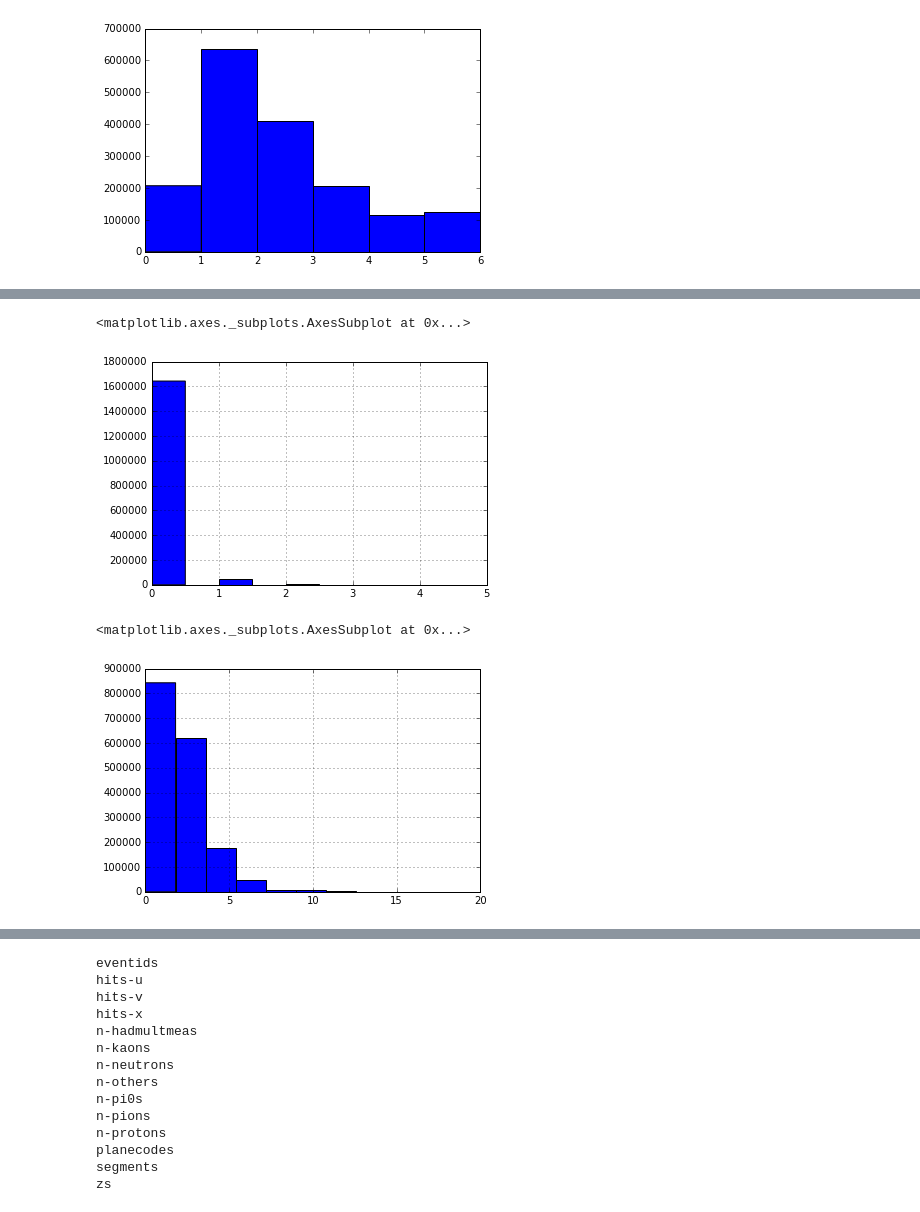
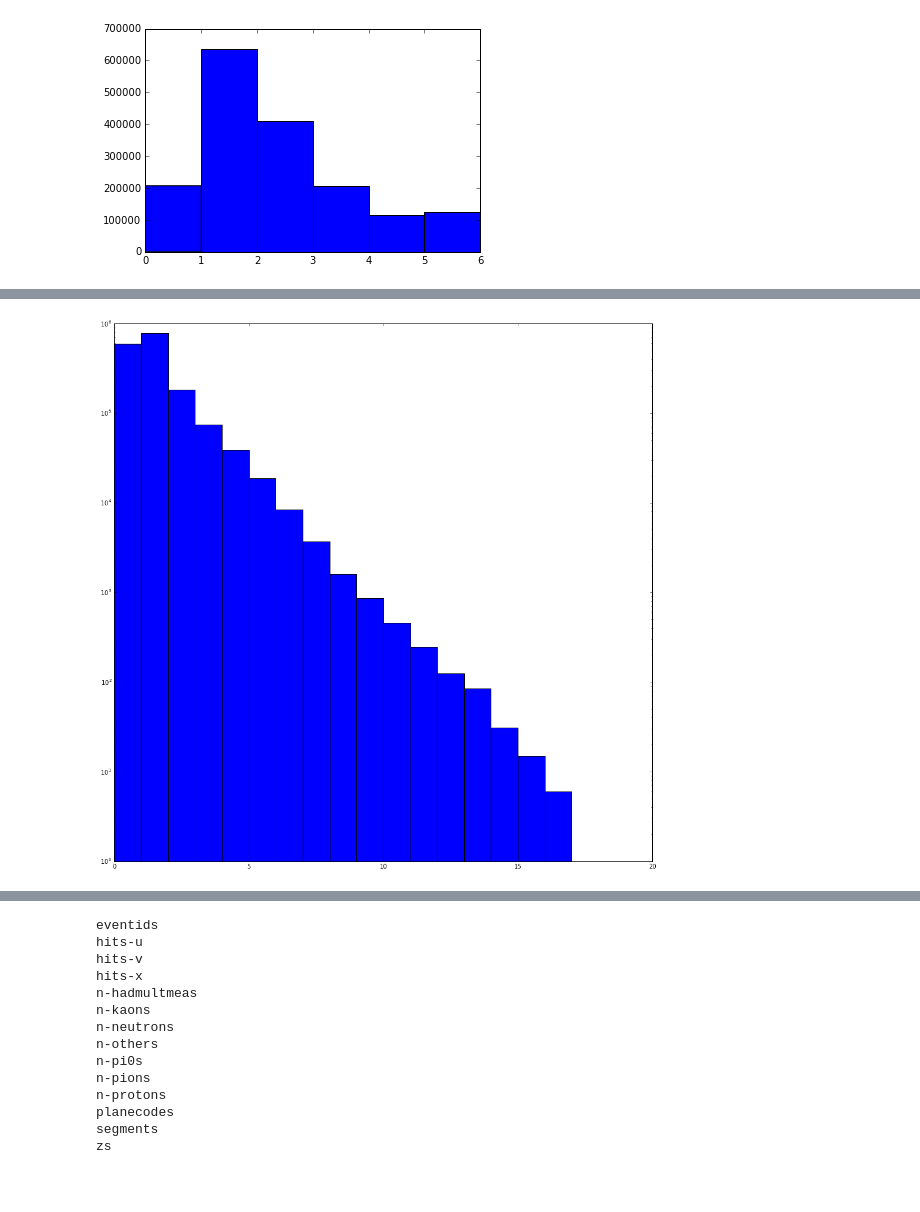
Before and after one commit to faizaakbar/ANNMINERvA, a Jupyter notebook: visualize_had_mult.ipynb, the cells around one changed output, grey strips where cells are left out. Saved outputs shown, nothing was run; the diff lists cells and outputs as text; code cells hidden in the pictures; blank space fills up the shorter version.

```diff
--- a/visualize_had_mult.ipynb
+++ b/visualize_had_mult.ipynb
@@ -82,10 +106,8 @@ df['n-pions'].hist()
-# %%
-df['n-kaons'].hist()
-# %% [output]
-<matplotlib.axes._subplots.AxesSubplot at 0x...>
-[figure, removed]
-# %%
-(df['n-protons'] + df['n-pions'] + df['n-kaons']).hist()
-# %% [output]
-<matplotlib.axes._subplots.AxesSubplot at 0x...>
-[figure, removed]
+# %%
+fig = plt.figure(figsize=(16,16))
+# df['n-protons'].hist()
+plt.hist(f['n-protons'], bins=np.arange(20))
+plt.yscale('log')
+fig.savefig('n-protons_20160503.pdf')
+# %% [output]
+[figure, added]
```
Also changed, not shown: parts of 10 cells of this notebook.
